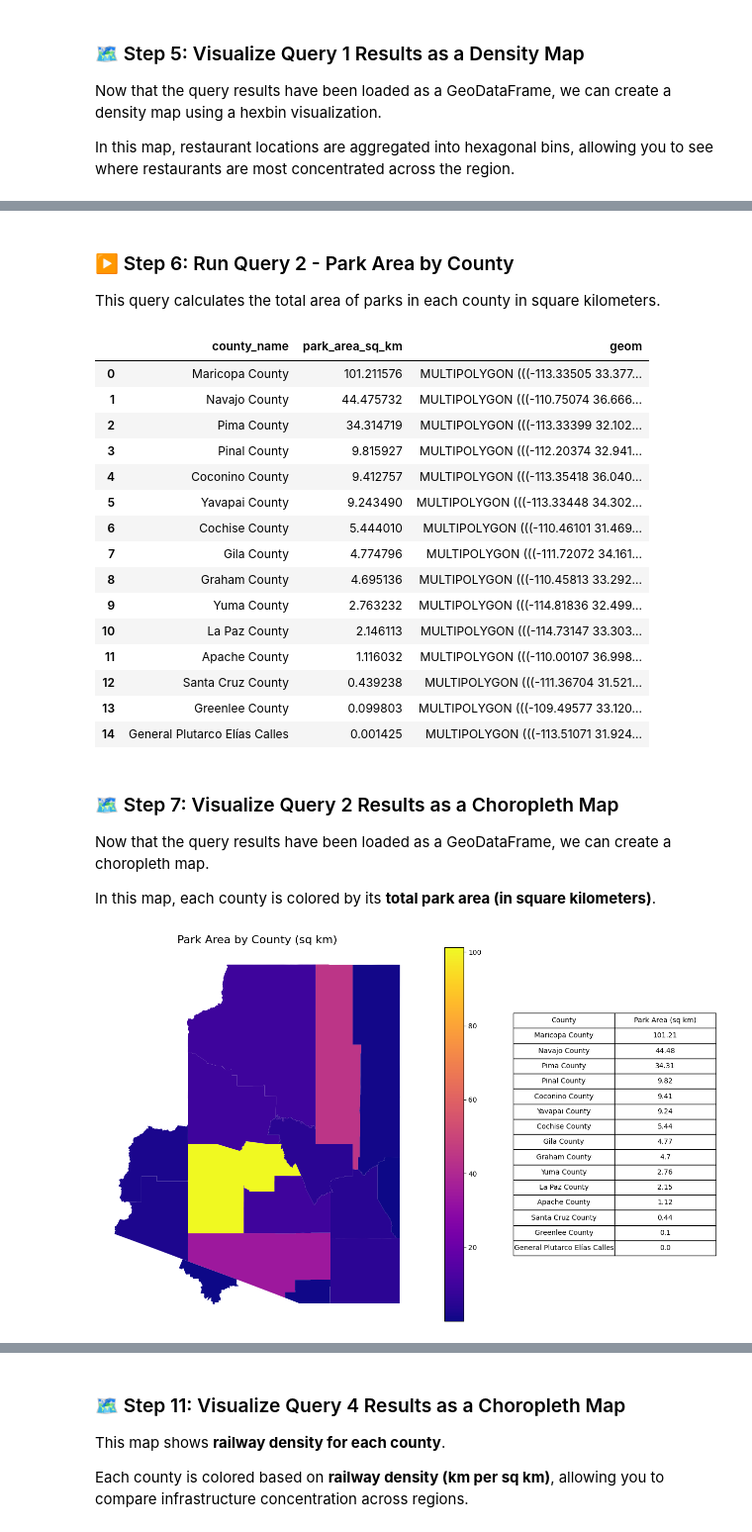
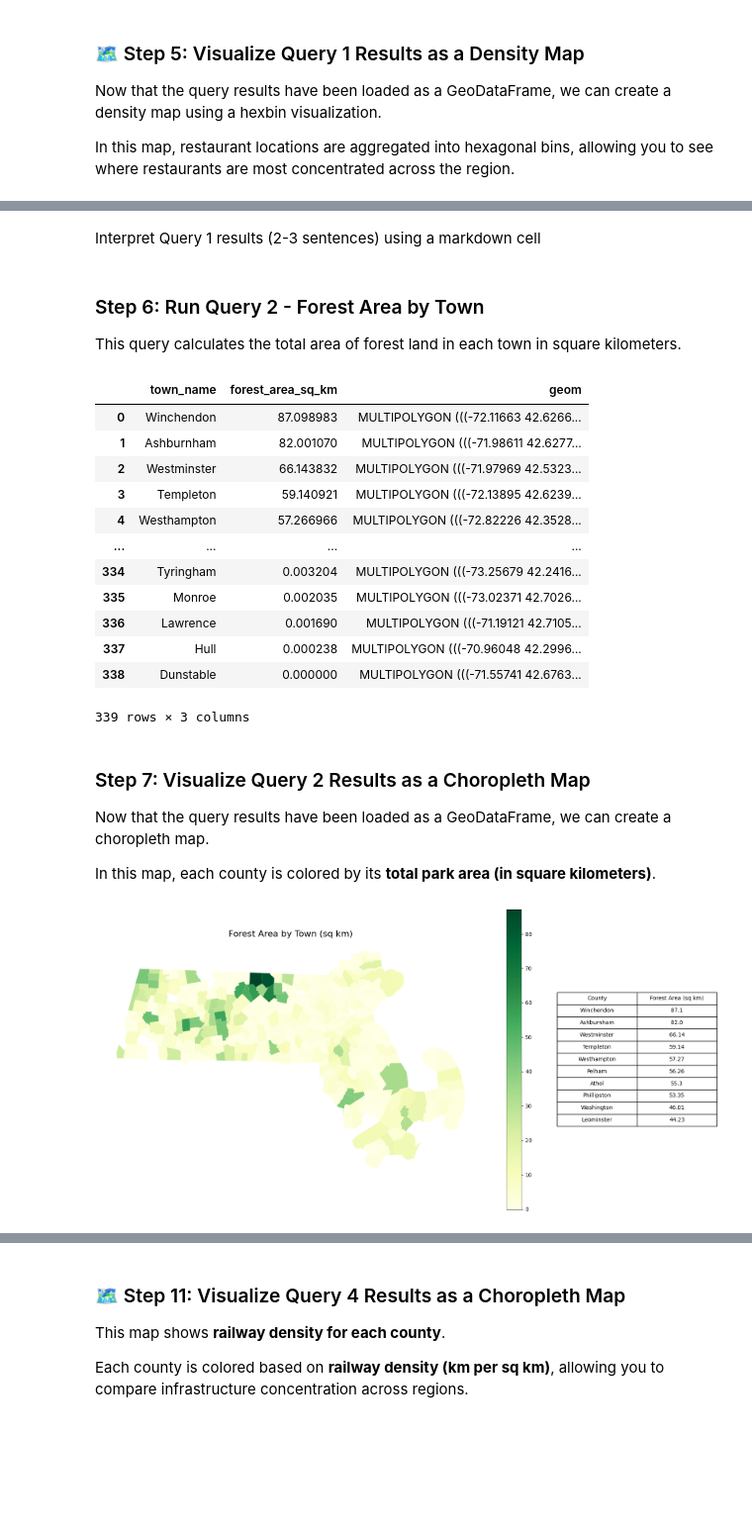
Before and after one commit to laurbolton/gist604b-osm-postgis-sp26, a Jupyter notebook: notebooks/osm_postgis_massachusetts.ipynb, the cells around one changed output, grey strips where cells are left out. Shown at 99% size. Saved outputs shown, nothing was run; the diff lists cells and outputs as text; code cells hidden in the pictures; blank space fills up the shorter version.

Commit message:
Update SQL queries in the sql/massachusetts folder and update .ipynb file for area of interest

```diff
--- a/notebooks/osm_postgis_massachusetts.ipynb
+++ b/notebooks/osm_postgis_massachusetts.ipynb
@@ -126,7 +110,7 @@ Before running SQL queries, create a connection to the database using SQLAlchemy
 # %%
 # Create a SQLAlchemy engine to connect to the PostGIS database
 engine = create_engine(
-    "postgresql+psycopg2://postgres:postgres@localhost:5432/arizona"
+    "postgresql+psycopg2://postgres:postgres@localhost:5432/massachusetts"
 )
 print("SQLAlchemy engine created!")
 # %% [output]
@@ -140,5 +122,5 @@ The SQL query is stored in a separate `.sql` file. In this step, we read the que
 # %%
-query_1_file = Path("../sql/massachusetts/01_osm_fire_station_distribution.sql")
+query_1_file = Path("../sql/massachusetts/01_osm_school_distribution.sql")
 # Read SQL query from file
 query_1_sql = query_1_file.read_text(encoding="utf-8")
 
@@ -199,9 +181,10 @@ plt.show()
+# %% [markdown]
+Interpret Query 1 results (2-3 sentences) using a markdown cell
 # %% [markdown]
-### ▶️ Step 6: Run Query 2 - Park Area by County
-
-This query calculates the total area of parks in each county in square kilometers.
+### Step 6: Run Query 2 - Forest Area by Town
+This query calculates the total area of forest land in each town in square kilometers.
 # %%
-query_2_file = Path("../sql/arizona/02_osm_park_area_by_county.sql")
+query_2_file = Path("../sql/massachusetts/02_osm_forest_area_by_town.sql")
 
 # Read SQL query from file
 query_2_sql = query_2_file.read_text(encoding="utf-8")
@@ -215,34 +198,31 @@ except Exception as e:
     print("❌ Query failed:")
     print(e)
 # %% [output]
-|  | county_name | park_area_sq_km | geom |
-| 0 | Maricopa County | 101.211576 | MULTIPOLYGON (((-113.33505 33.377... |
-| 1 | Navajo County | 44.475732 | MULTIPOLYGON (((-110.75074 36.666... |
-| 2 | Pima County | 34.314719 | MULTIPOLYGON (((-113.33399 32.102... |
-| 3 | Pinal County | 9.815927 | MULTIPOLYGON (((-112.20374 32.941... |
-| 4 | Coconino County | 9.412757 | MULTIPOLYGON (((-113.35418 36.040... |
-| 5 | Yavapai County | 9.243490 | MULTIPOLYGON (((-113.33448 34.302... |
-| 6 | Cochise County | 5.444010 | MULTIPOLYGON (((-110.46101 31.469... |
-| 7 | Gila County | 4.774796 | MULTIPOLYGON (((-111.72072 34.161... |
-| 8 | Graham County | 4.695136 | MULTIPOLYGON (((-110.45813 33.292... |
-| 9 | Yuma County | 2.763232 | MULTIPOLYGON (((-114.81836 32.499... |
-| 10 | La Paz County | 2.146113 | MULTIPOLYGON (((-114.73147 33.303... |
-| 11 | Apache County | 1.116032 | MULTIPOLYGON (((-110.00107 36.998... |
-| 12 | Santa Cruz County | 0.439238 | MULTIPOLYGON (((-111.36704 31.521... |
-| 13 | Greenlee County | 0.099803 | MULTIPOLYGON (((-109.49577 33.120... |
-| 14 | General Plutarco Elías Calles | 0.001425 | MULTIPOLYGON (((-113.51071 31.924... |
+|  | town_name | forest_area_sq_km | geom |
+| 0 | Winchendon | 87.098983 | MULTIPOLYGON (((-72.11663 42.6266... |
+| 1 | Ashburnham | 82.001070 | MULTIPOLYGON (((-71.98611 42.6277... |
+| 2 | Westminster | 66.143832 | MULTIPOLYGON (((-71.97969 42.5323... |
+| 3 | Templeton | 59.140921 | MULTIPOLYGON (((-72.13895 42.6239... |
+| 4 | Westhampton | 57.266966 | MULTIPOLYGON (((-72.82226 42.3528... |
+| ... | ... | ... | ... |
+| 334 | Tyringham | 0.003204 | MULTIPOLYGON (((-73.25679 42.2416... |
+| 335 | Monroe | 0.002035 | MULTIPOLYGON (((-73.02371 42.7026... |
+| 336 | Lawrence | 0.001690 | MULTIPOLYGON (((-71.19121 42.7105... |
+| 337 | Hull | 0.000238 | MULTIPOLYGON (((-70.96048 42.2996... |
+| 338 | Dunstable | 0.000000 | MULTIPOLYGON (((-71.55741 42.6763... |
+339 rows × 3 columns
 # %% [markdown]
-### 🗺️ Step 7: Visualize Query 2 Results as a Choropleth Map
+### Step 7: Visualize Query 2 Results as a Choropleth Map
 
 Now that the query results have been loaded as a GeoDataFrame, we can create a choropleth map.
 
 In this map, each county is colored by its **total park area (in square kilometers)**.
 # %%
-viz_column = "park_area_sq_km"
+viz_column = "forest_area_sq_km"
 
 # Select columns for the table
 table_df = (
-    query_2_results[["county_name", viz_column]]
+    query_2_results[["town_name", viz_column]]
     .sort_values(viz_column, ascending=False)
     .copy()
 )
@@ -254,34 +234,54 @@ fig, (ax_map, ax_table) = plt.subplots(
     figsize=(16, 8),
     gridspec_kw={"width_ratios": [3, 1]}
 )
 
 # Map
 query_2_results.plot(
     column=viz_column,
     legend=True,
     ax=ax_map,
     vmin=query_2_results[viz_column].min(),
     vmax=query_2_results[viz_column].max(),
-    cmap="plasma"
+    cmap="YlGn"
 )
 
-ax_map.set_title("Park Area by County (sq km)", fontsize=16)
+ax_map.set_title("Forest Area by Town (sq km)", fontsize=16)
 ax_map.set_axis_off()
+
+# Keep only Top 10 towns for readability
+table_df = (
+    query_2_results[["town_name", viz_column]]
+    .sort_values(viz_column, ascending=False)
+    .head(10)
+    .copy()
+)
+
+table_df[viz_column] = table_df[viz_column].round(2)
+
+# Table
+ax_table.axis("off")
+
+tbl = ax_table.table(
+    cellText=table_df.values,
+    colLabels=["Town", "Forest Area (sq km)"],
+    loc="center",
+    cellLoc="center"
+)
 
 # Table
 ax_table.axis("off")
 tbl = ax_table.table(
     cellText=table_df.values,
-    colLabels=["County", "Park Area (sq km)"],
+    colLabels=["County", "Forest Area (sq km)"],
     loc="center",
     cellLoc="center"
 )
 
 tbl.auto_set_font_size(False)
 tbl.set_fontsize(10)
 tbl.scale(1, 1.5)
 
 plt.tight_layout()
 plt.show()
 # %% [output]
-[figure, old version]
+[figure, new version]
```
Also changed, not shown: parts of 11 cells of this notebook, 3 other files.
